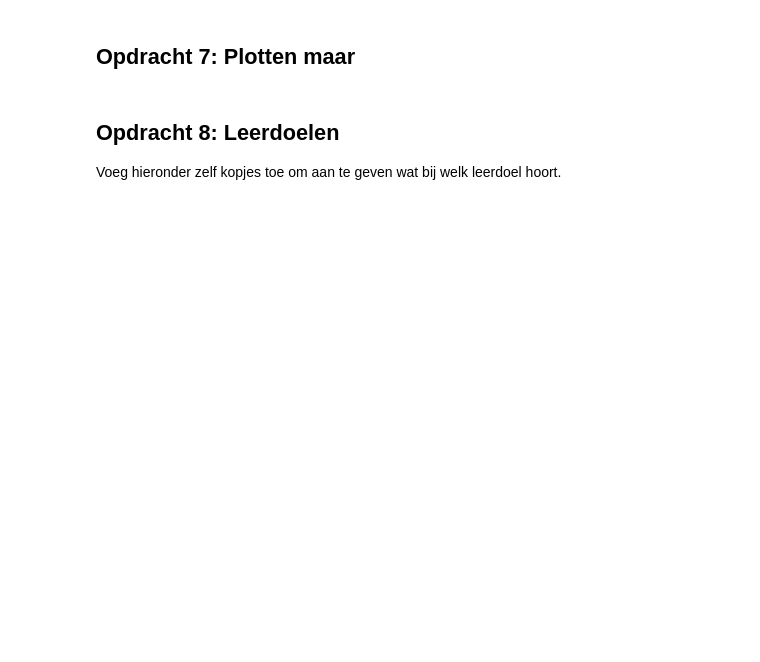
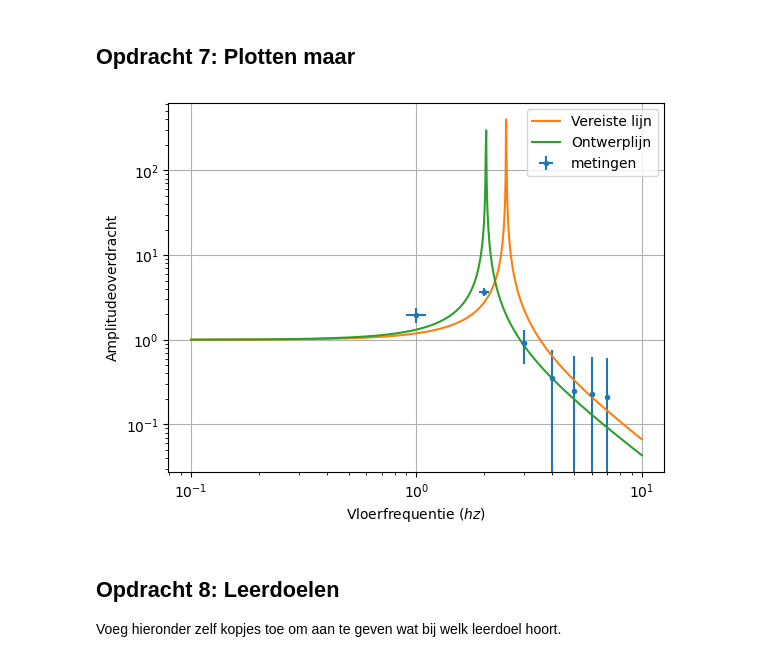
Before and after one commit to FRoerink/opdrachten-DEF-D, a Jupyter notebook: FysiekeOntwerpopdrachten/5MaakEenOpstellingTrillingsvrij/Ontwerpopdracht5MaakEenOpstellingTrillingsvrijInvulTemplate.ipynb, the cells around one changed output. Saved outputs shown, nothing was run; the diff lists cells and outputs as text; code cells hidden in the pictures; blank space fills up the shorter version.

```diff
--- a/FysiekeOntwerpopdrachten/5MaakEenOpstellingTrillingsvrij/Ontwerpopdracht5MaakEenOpstellingTrillingsvrijInvulTemplate.ipynb
+++ b/FysiekeOntwerpopdrachten/5MaakEenOpstellingTrillingsvrij/Ontwerpopdracht5MaakEenOpstellingTrillingsvrijInvulTemplate.ipynb
@@ -109,6 +185,40 @@ Als je hier negatief geantwoord hebt, kopieer onder deze cel dan alle cellen van
 ## Opdracht 7: Plotten maar
 # %%
 # Voeg hier je plots in.
+frequentie = np.array([1,2,3,4,5,6,7]) #hz
+Amp_meting = np.array([1.97,3.68, 0.92, 0.35, 0.25, 0.23, 0.21])
+
+
+plt.figure()
+plt.errorbar(frequentie,Amp_meting, xerr=0.1, yerr=0.4, fmt='.', label='metingen')
+
+
+
+def amplitude(f):
+    1/(1-((f*2*np.pi)**2/(25*np.pi**2)))
+    return 1/(1-((f*2*np.pi)**2/(25*np.pi**2)))
+
+f_vloer = np.logspace(-1,1,1000)
+
+A_out = np.abs(np.array(amplitude(f_vloer)))
+
+def amplitude_delta_x2(f):
+    1/(1-((f*2*np.pi)**2/(9.81/0.06)))
+    return 1/(1-((f*2*np.pi)**2/(9.81/0.06)))
+
+A_out_2 = np.abs(np.array(amplitude_delta_x2(f_vloer)))
+
+plt.plot(f_vloer, A_out, label= 'Vereiste lijn')
+plt.plot(f_vloer,A_out_2, label='Ontwerplijn')
+plt.legend()
+plt.grid()
+plt.xlabel('Vloerfrequentie ($hz$)')
+plt.ylabel('Amplitudeoverdracht')
+plt.xscale('log')
+plt.yscale('log')
+plt.show()
+# %% [output]
+[figure, added]
 # %% [markdown]
 ## Opdracht 8: Leerdoelen
 Voeg hieronder zelf kopjes toe om aan te geven wat bij welk leerdoel hoort.
```
Also changed, not shown: parts of 22 cells of this notebook, 3 other files.
